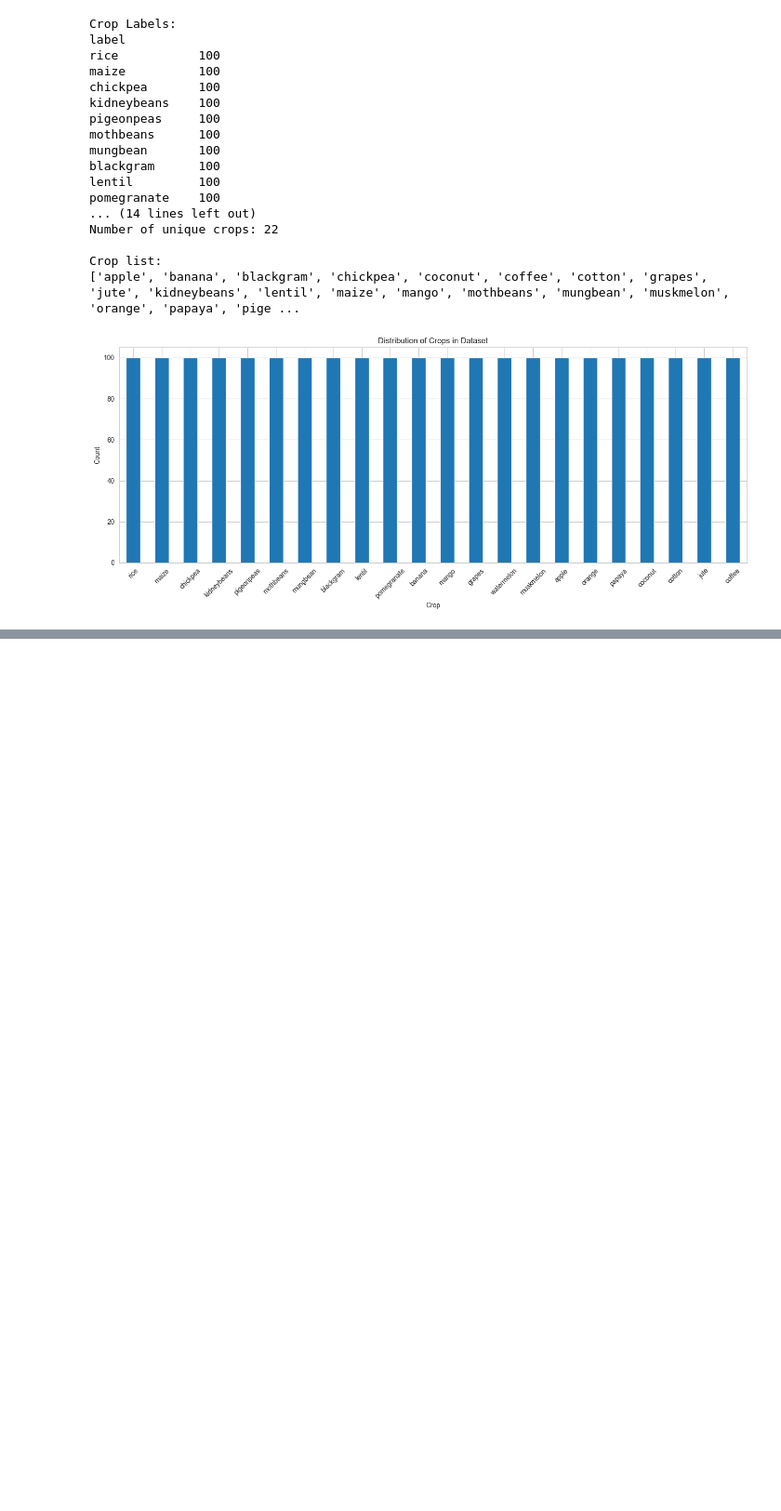
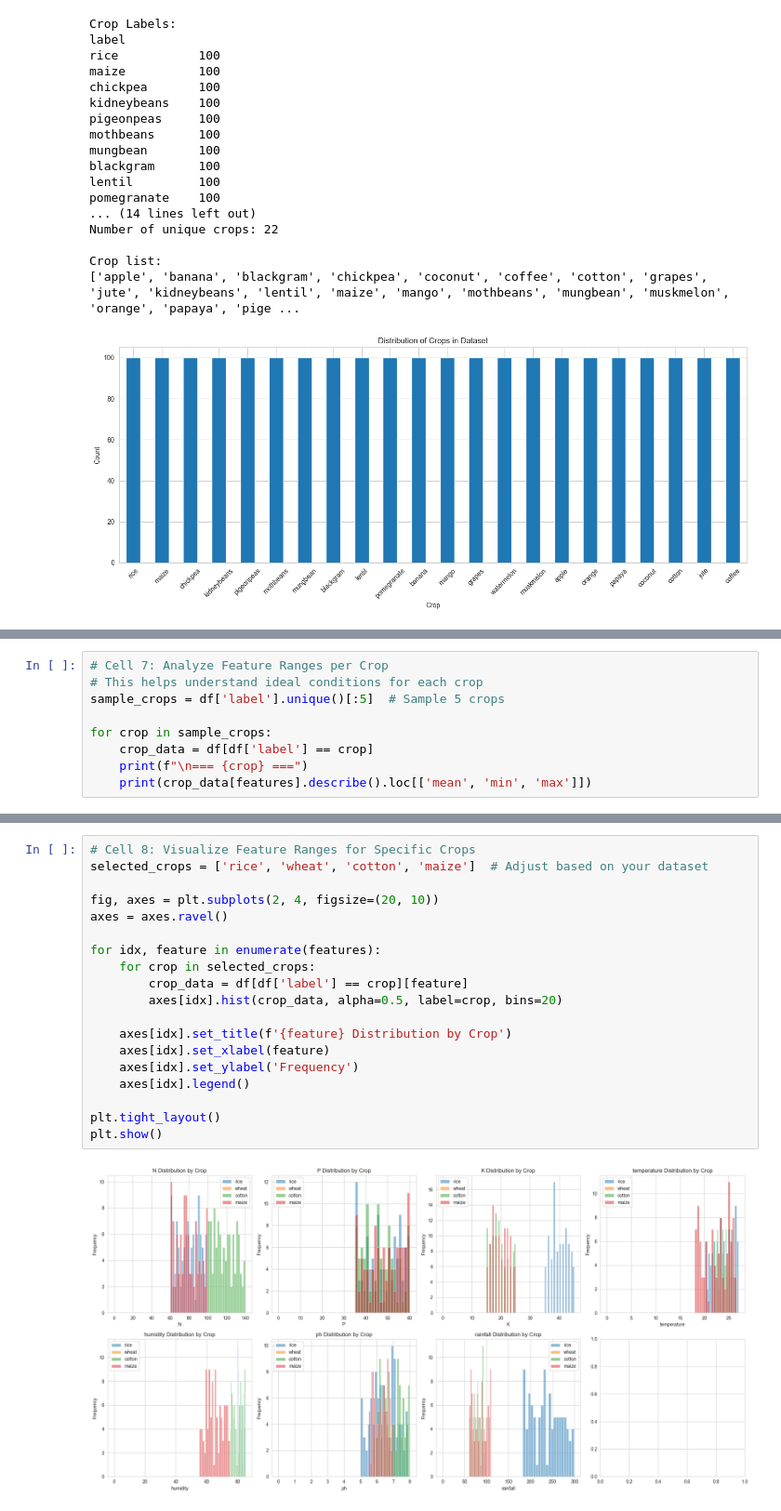
Before and after one commit to jerryjohnsoffl/agricultural-tool-recommendation-system, a Jupyter notebook: crop.ipynb, the cells around one changed output, grey strips where cells are left out. Shown at 93% size. Cells and saved outputs as stored; diff of their text form; blank space fills up the shorter version.

```diff
--- a/crop.ipynb
+++ b/crop.ipynb
@@ -105,0 +133,9 @@ Crop list:
+# %%
+# Cell 7: Analyze Feature Ranges per Crop
+# This helps understand ideal conditions for each crop
+sample_crops = df['label'].unique()[:5]  # Sample 5 crops
+
+for crop in sample_crops:
+    crop_data = df[df['label'] == crop]
+    print(f"\n=== {crop} ===")
+    print(crop_data[features].describe().loc[['mean', 'min', 'max']])
@@ -105,0 +160,21 @@ Crop list:
+# %%
+# Cell 8: Visualize Feature Ranges for Specific Crops
+selected_crops = ['rice', 'wheat', 'cotton', 'maize']  # Adjust based on your dataset
+
+fig, axes = plt.subplots(2, 4, figsize=(20, 10))
+axes = axes.ravel()
+
+for idx, feature in enumerate(features):
+    for crop in selected_crops:
+        crop_data = df[df['label'] == crop][feature]
+        axes[idx].hist(crop_data, alpha=0.5, label=crop, bins=20)
+
+    axes[idx].set_title(f'{feature} Distribution by Crop')
+    axes[idx].set_xlabel(feature)
+    axes[idx].set_ylabel('Frequency')
+    axes[idx].legend()
+
+plt.tight_layout()
+plt.show()
+# %% [output]
+[figure, added]
```
Also changed, not shown: parts of 10 cells of this notebook.
